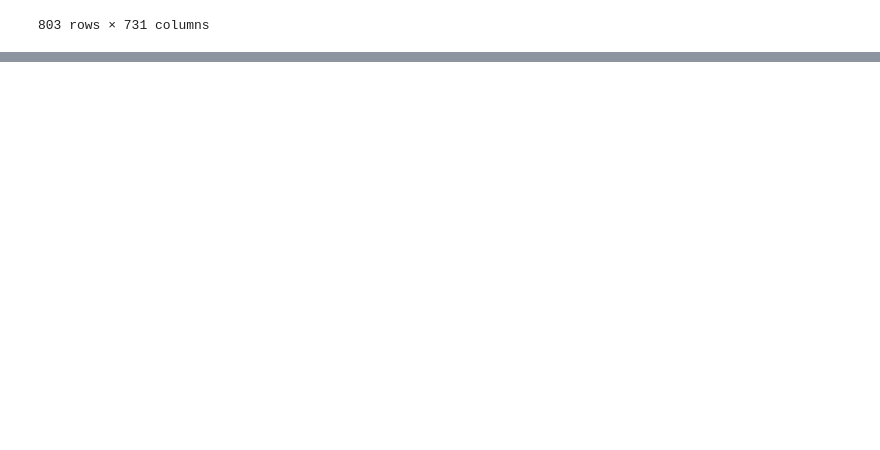
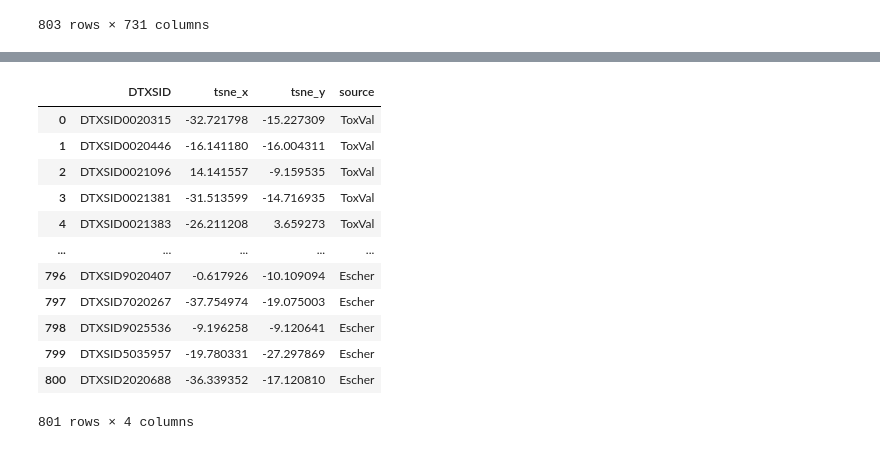
Before and after one commit to patlewig/ttc_inhalation, a Jupyter notebook: notebooks/08_confusion_matrix_verhaar.ipynb, the cells around one changed output, grey strips where cells are left out. Drawn from its saved outputs; the diff is of its cells as text; code cells hidden in the pictures; blank space fills up the shorter version.

```diff
--- a/notebooks/08_confusion_matrix_verhaar.ipynb
+++ b/notebooks/08_confusion_matrix_verhaar.ipynb
@@ -183,6 +174,22 @@ df2 = df.set_index('DTXSID')
 tsne_df=pd.concat([pd.DataFrame(tsne_features, index = df2.index, columns = ['tsne_x', 'tsne_y']), df2['source']],axis =1)
 # %%
 tsne_df = tsne_df.reset_index()
+# %%
+tsne_df
+# %% [output]
+|  | DTXSID | tsne_x | tsne_y | source |
+| 0 | DTXSID0020315 | -32.721798 | -15.227309 | ToxVal |
+| 1 | DTXSID0020446 | -16.141180 | -16.004311 | ToxVal |
+| 2 | DTXSID0021096 | 14.141557 | -9.159535 | ToxVal |
+| 3 | DTXSID0021381 | -31.513599 | -14.716935 | ToxVal |
+| 4 | DTXSID0021383 | -26.211208 | 3.659273 | ToxVal |
+| ... | ... | ... | ... | ... |
+| 796 | DTXSID9020407 | -0.617926 | -10.109094 | Escher |
+| 797 | DTXSID7020267 | -37.754974 | -19.075003 | Escher |
+| 798 | DTXSID9025536 | -9.196258 | -9.120641 | Escher |
+| 799 | DTXSID5035957 | -19.780331 | -27.297869 | Escher |
+| 800 | DTXSID2020688 | -36.339352 | -17.120810 | Escher |
+801 rows × 4 columns
 # %%
 fig, ax = plt.subplots(figsize = (10,9))
 
```
Also changed, not shown: parts of 6 cells of this notebook, 7 other files.
